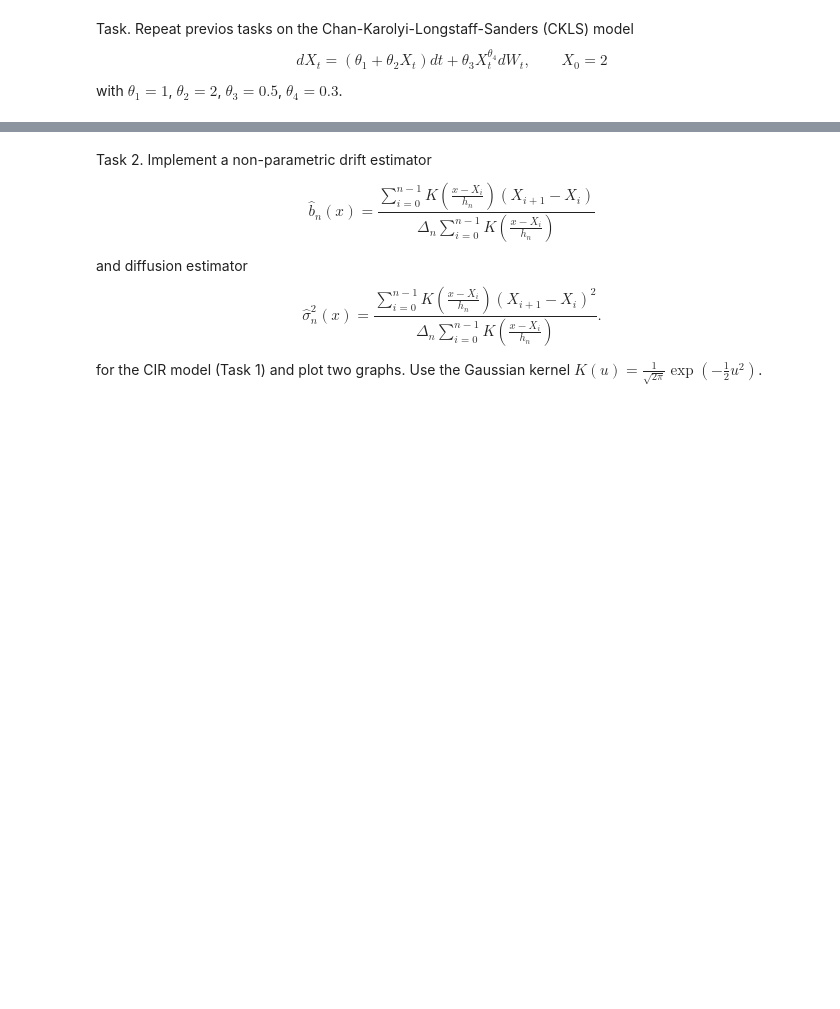
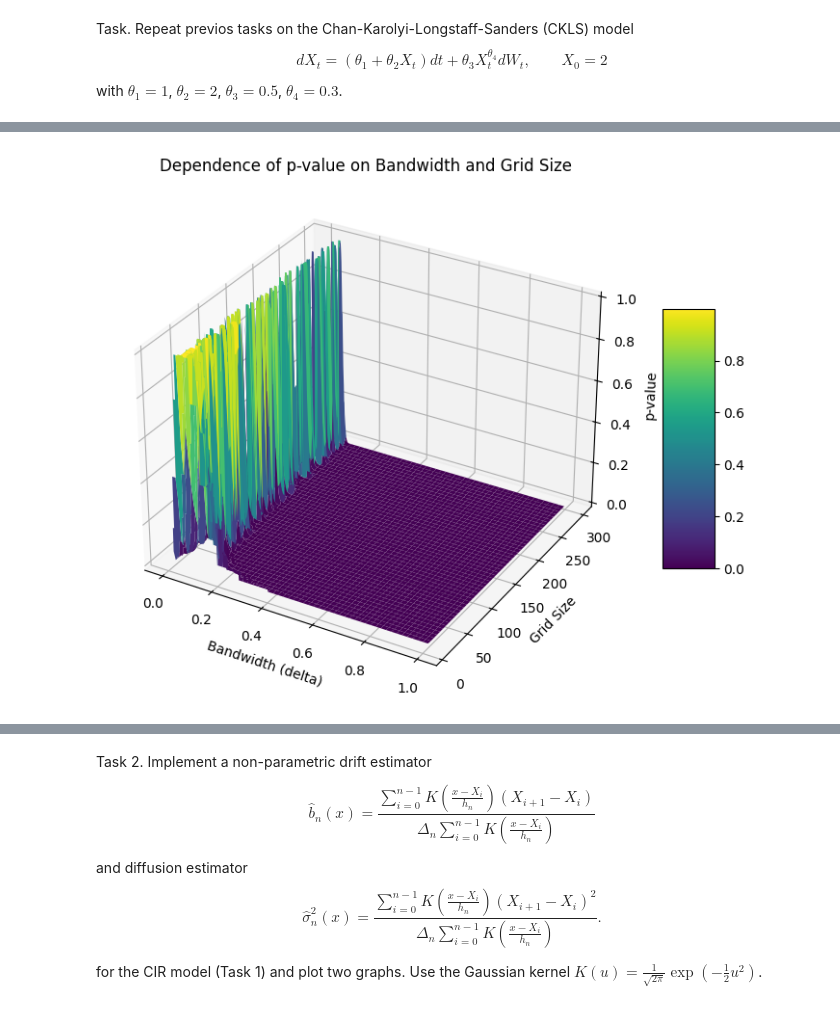
Before and after one commit to seri4ka/spp, a Jupyter notebook: lab5_SSP.ipynb, the cells around one changed output, grey strips where cells are left out. Drawn from its saved outputs; the diff is of its cells as text; code cells hidden in the pictures; blank space fills up the shorter version.

```diff
--- a/lab5_SSP.ipynb
+++ b/lab5_SSP.ipynb
@@ -313,0 +675,60 @@ with $\theta_{1}=1$, $\theta_{2}=2$, $\theta_{3}=0.5$, $\theta_{4}=0.3$.
+# %%
+Nx = 100
+Nt = 1000
+T = 1
+params_CKLS = [1., 2., 0.5, 0.3]
+np.random.seed(41)
+
+
+random_index = np.random.randint(0, Nt)
+grid_points = list(range(10, 300, 3))
+bandwidths = np.linspace(0.0001, 1, 1000)
+
+
+p_results = []
+
+
+for grid in tqdm(grid_points, desc="Calculating p-values for different grid points"):
+    row = []
+    data_grid = np.linspace(0, 8, grid)
+    sample_index = np.random.randint(30, 100)
+
+
+    ckls_process = CKLSprocess(params_CKLS, T, Nx, Nt)
+    time_data, process_samples = ckls_process.EulerSolution()
+
+
+    fixed_estimation = StationaryDistributionKernelEstimator(data_grid, process_samples[sample_index])
+
+    for bw in bandwidths:
+
+        delta_estimation = StationaryDistributionKernelEstimator(data_grid, process_samples[sample_index], delta=bw)
+
+
+        stat_test = stats.ks_2samp(fixed_estimation, delta_estimation)
+        stat, p_val = stat_test.statistic, stat_test.pvalue
+
+        row.append(p_val)
+    p_results.append(row)
+
+
+p_results = np.array(p_results)
+X, Y = np.meshgrid(bandwidths, grid_points)
+Z = p_results
+
+
+fig = plt.figure(figsize=(10, 7))
+ax = fig.add_subplot(111, projection='3d')
+
+surface = ax.plot_surface(X, Y, Z, cmap='viridis')
+fig.colorbar(surface, ax=ax, shrink=0.5, aspect=5)
+
+
+ax.set_xlabel('Bandwidth (delta)')
+ax.set_ylabel('Grid Size')
+ax.set_zlabel('p-value')
+ax.set_title('Dependence of p-value on Bandwidth and Grid Size')
+
+plt.show()
+# %% [output]
+[figure, added]
```
Also changed, not shown: parts of 22 cells of this notebook.
